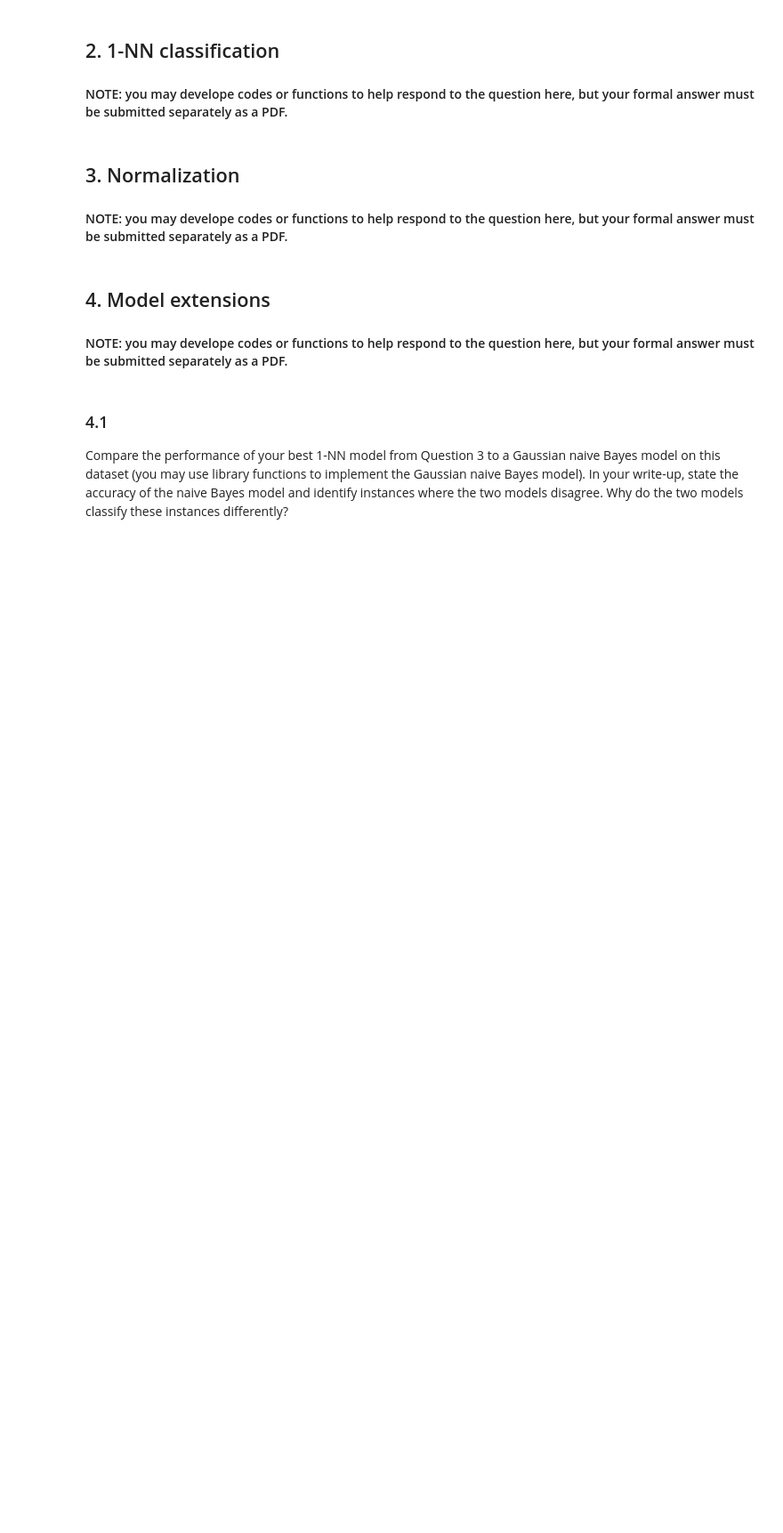
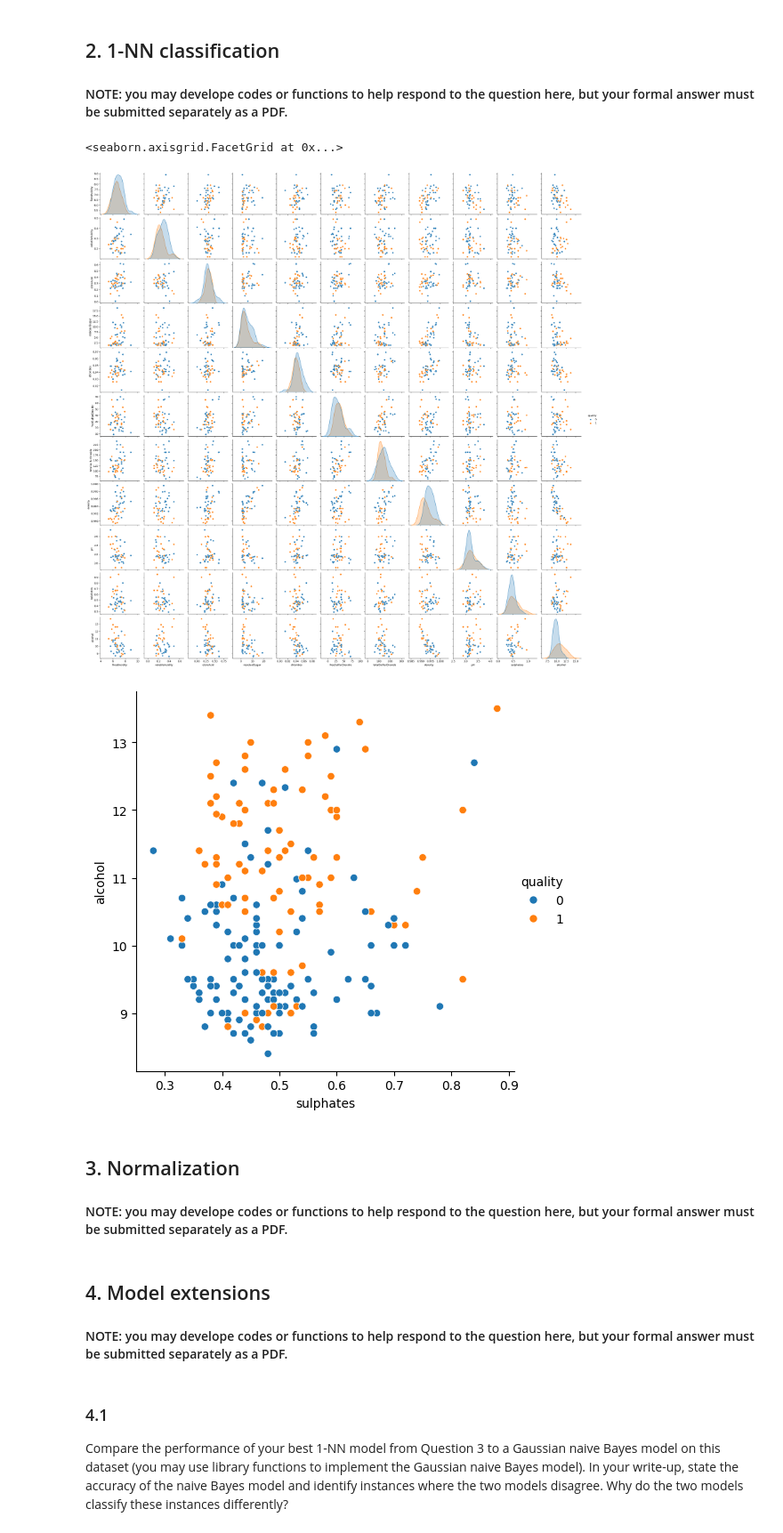
Before and after one commit to jeremlll/ML-Assignment-1, a Jupyter notebook: COMP30027_2024_asst1_template.ipynb, the cells around one changed output. Shown at 89% size. Saved outputs shown, nothing was run; the diff lists cells and outputs as text; code cells hidden in the pictures; blank space fills up the shorter version.

Commit message:
gaussian plots and shit

```diff
--- a/COMP30027_2024_asst1_template.ipynb
+++ b/COMP30027_2024_asst1_template.ipynb
@@ -67,6 +86,26 @@ def knnClassifier(train_X, train_Y, test_X, k):
 ## 2. 1-NN classification
 
 #### NOTE: you may develope codes or functions to help respond to the question here, but your formal answer must be submitted separately as a PDF.
+# %%
+# Import seaborn
+import seaborn as sns
+import matplotlib.pyplot as plt
+
+# get the data to plot
+train = pd.read_csv('COMP30027_2024_asst1_data/winequality-train.csv')
+sample = train.sample(200)
+
+
+# create pairplot to visualize the data
+q2_pairplot = sns.pairplot(train.sample(50), hue='quality')
+q2_pairplot.savefig('q2_pairplot.png')
+
+# chose alcohol and sulphates as the features to plot
+sns.relplot(x='sulphates', y='alcohol', hue='quality', data=sample)
+# %% [output]
+<seaborn.axisgrid.FacetGrid at 0x...>
+[figure, added]
+[figure, added]
 # %% [markdown]
 ## 3. Normalization
 
```
Also changed, not shown: parts of 3 cells of this notebook, 1 other file.
